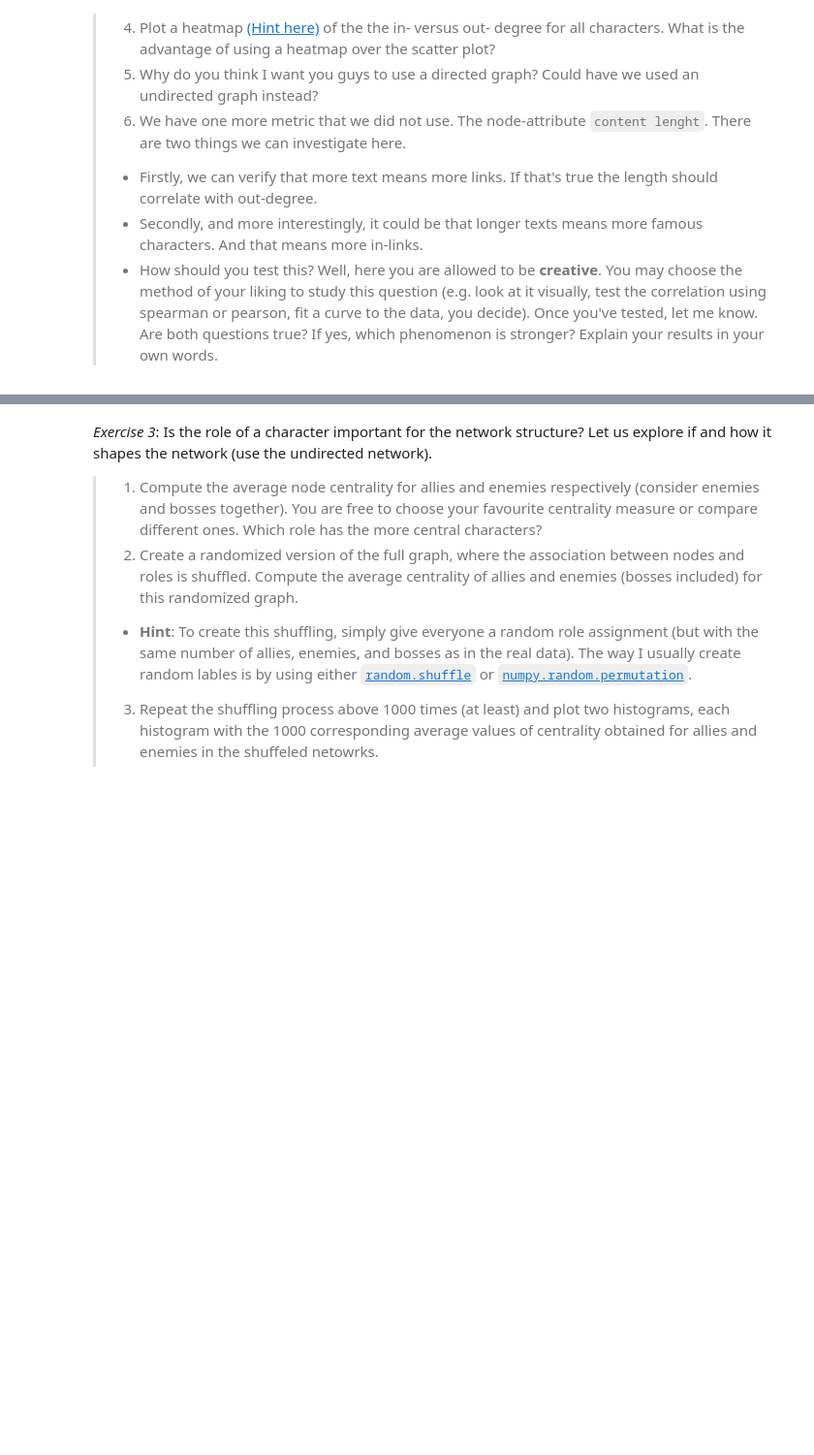
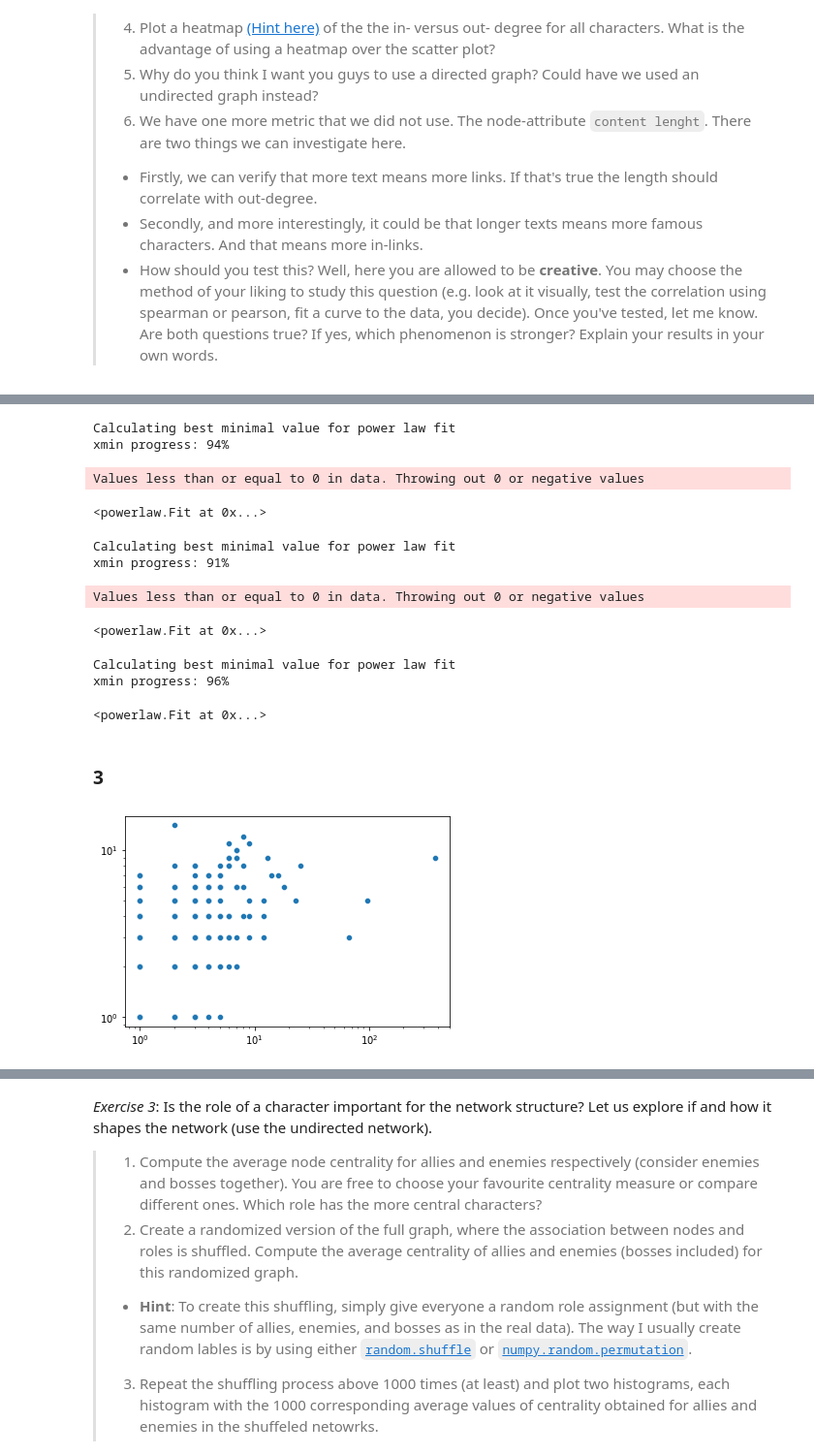
Before and after one commit to SocialComplexityLab/socialgraphs2021, a Jupyter notebook: lectures/Week5.ipynb, the cells around one changed output, grey strips where cells are left out. Shown at 97% size. Drawn from its saved outputs; the diff is of its cells as text; code cells hidden in the pictures; blank space fills up the shorter version.

```diff
--- a/lectures/Week5.ipynb
+++ b/lectures/Week5.ipynb
@@ -93,0 +224,6 @@ YouTubeVideo("IOWXZFOyk9Y", width=800, height=450)
+# %%
+from statistics import mean, mode, median
+full_in = [deg for (node, deg) in largest_subGraph.in_degree]
+full_out = [deg for (node, deg) in largest_subGraph.out_degree]
+full_in_stats = [mean(full_in), median(full_in), mode(full_in), min(full_in), max(full_in)]
+full_out_stats = [mean(full_out), median(full_out), mode(full_out), min(full_out), max(full_out)]
@@ -93,0 +262,31 @@ YouTubeVideo("IOWXZFOyk9Y", width=800, height=450)
+# %%
+powerlaw.Fit(full_in)
+# %% [output]
+Calculating best minimal value for power law fit
+xmin progress: 94%
+Values less than or equal to 0 in data. Throwing out 0 or negative values
+<powerlaw.Fit at 0x...>
+# %%
+powerlaw.Fit(full_out)
+# %% [output]
+Calculating best minimal value for power law fit
+xmin progress: 91%
+Values less than or equal to 0 in data. Throwing out 0 or negative values
+<powerlaw.Fit at 0x...>
+# %%
+full_total = [deg for (node, deg) in largest_subGraph.degree]
+powerlaw.Fit(full_total)
+# %% [output]
+Calculating best minimal value for power law fit
+xmin progress: 96%
+<powerlaw.Fit at 0x...>
+# %% [markdown]
+### 3
+# %%
+import matplotlib.pyplot as plt
+import seaborn as sb
+sb.scatterplot(full_in, full_out)
+plt.xscale("log")
+plt.yscale("log")
+# %% [output]
+[figure, added]
```
Also changed, not shown: parts of 65 cells of this notebook, 1 other file.
